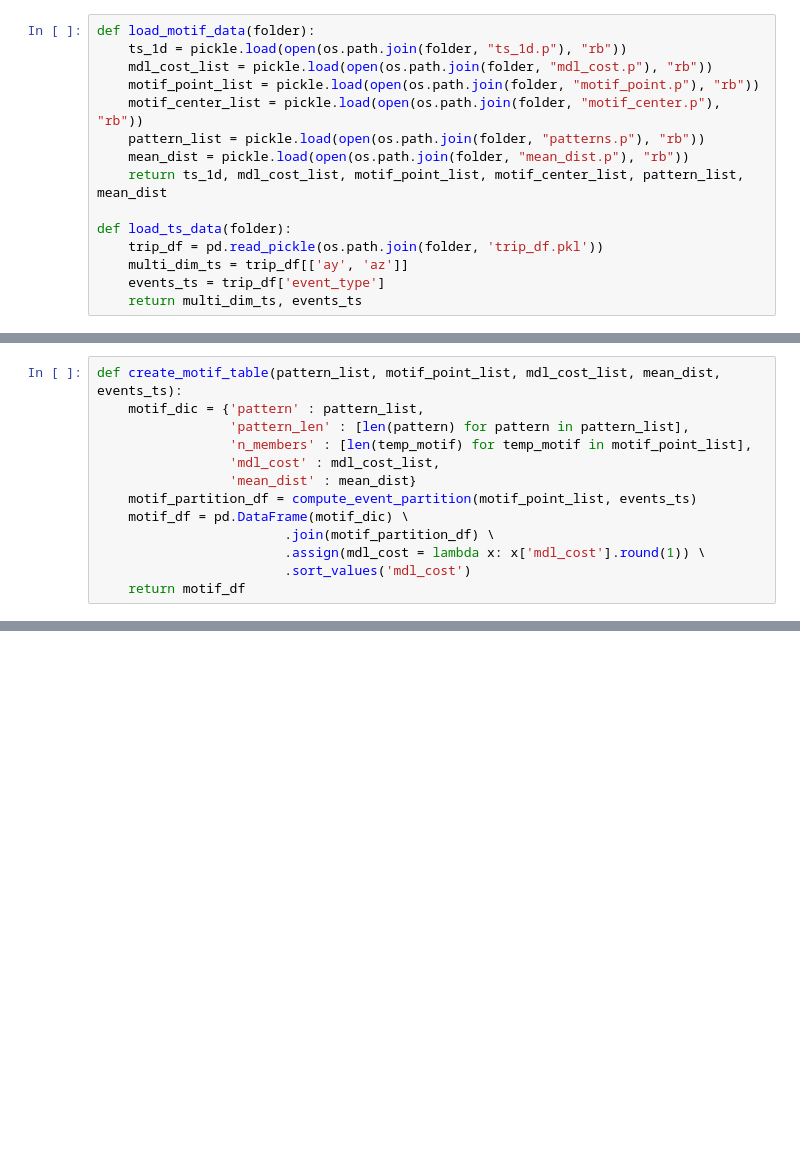
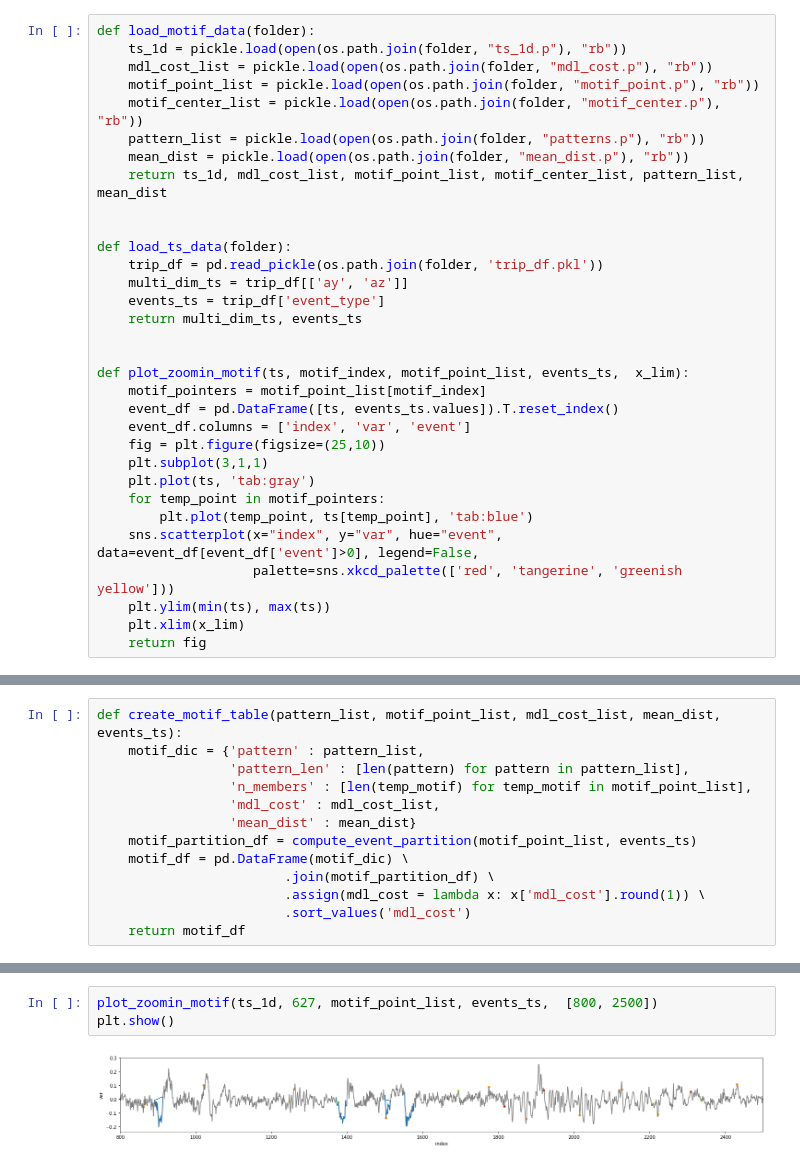
Before and after one commit to misilva73/extendedMD, a Jupyter notebook: notebooks/quick_ordering.ipynb, the cells around one changed output, grey strips where cells are left out. Cells and saved outputs as stored; diff of their text form; blank space fills up the shorter version.

```diff
--- a/notebooks/quick_ordering.ipynb
+++ b/notebooks/quick_ordering.ipynb
@@ -25,11 +27,28 @@ def load_motif_data(folder):
     mean_dist = pickle.load(open(os.path.join(folder, "mean_dist.p"), "rb"))
     return ts_1d, mdl_cost_list, motif_point_list, motif_center_list, pattern_list, mean_dist
 
+
 def load_ts_data(folder):
     trip_df = pd.read_pickle(os.path.join(folder, 'trip_df.pkl'))
     multi_dim_ts = trip_df[['ay', 'az']]
     events_ts = trip_df['event_type']
     return multi_dim_ts, events_ts
+
+
+def plot_zoomin_motif(ts, motif_index, motif_point_list, events_ts,  x_lim):
+    motif_pointers = motif_point_list[motif_index]
+    event_df = pd.DataFrame([ts, events_ts.values]).T.reset_index()
+    event_df.columns = ['index', 'var', 'event']
+    fig = plt.figure(figsize=(25,10))
+    plt.subplot(3,1,1)
+    plt.plot(ts, 'tab:gray')
+    for temp_point in motif_pointers:
+        plt.plot(temp_point, ts[temp_point], 'tab:blue')
+    sns.scatterplot(x="index", y="var", hue="event", data=event_df[event_df['event']>0], legend=False,
+                    palette=sns.xkcd_palette(['red', 'tangerine', 'greenish yellow']))
+    plt.ylim(min(ts), max(ts))
+    plt.xlim(x_lim)
+    return fig
 # %% [markdown]
 ## Data import
 # %%
@@ -91,0 +159,5 @@ motif_df.head()
+# %%
+plot_zoomin_motif(ts_1d, 627, motif_point_list, events_ts,  [800, 2500])
+plt.show()
+# %% [output]
+[figure, added]
```
Also changed, not shown: parts of 14 cells of this notebook.
